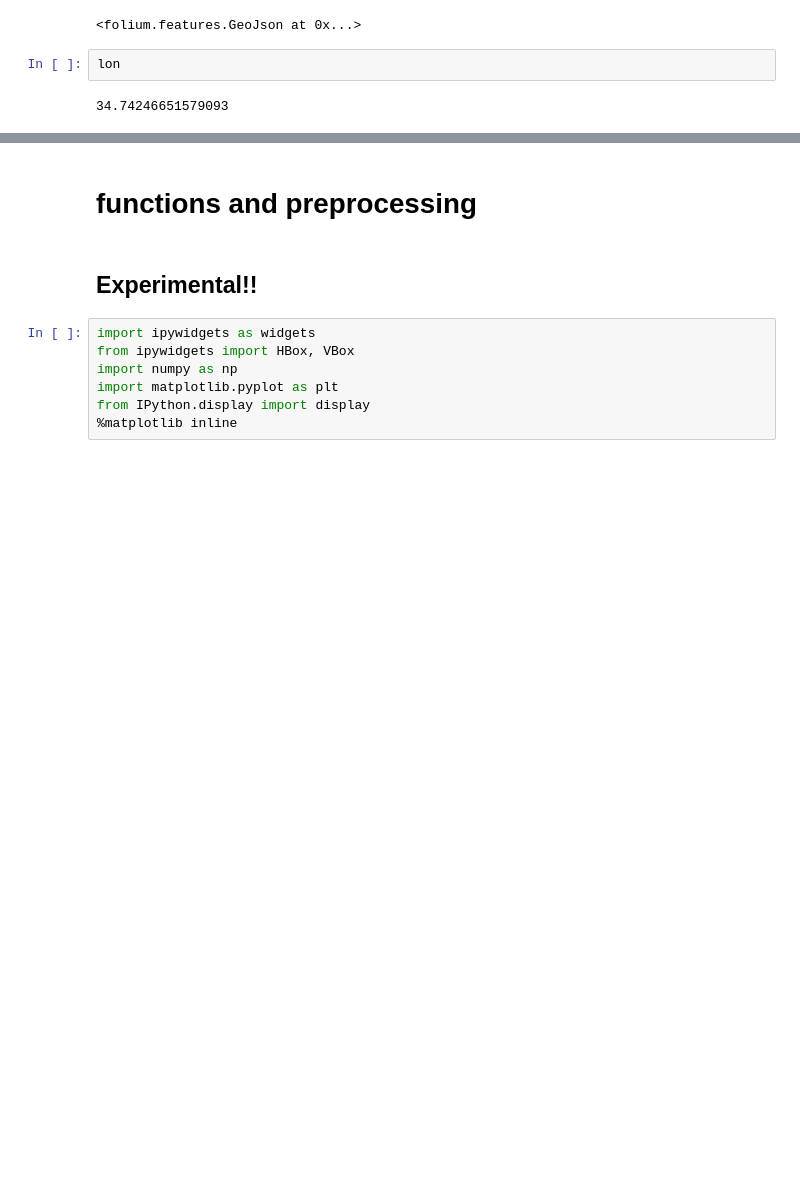
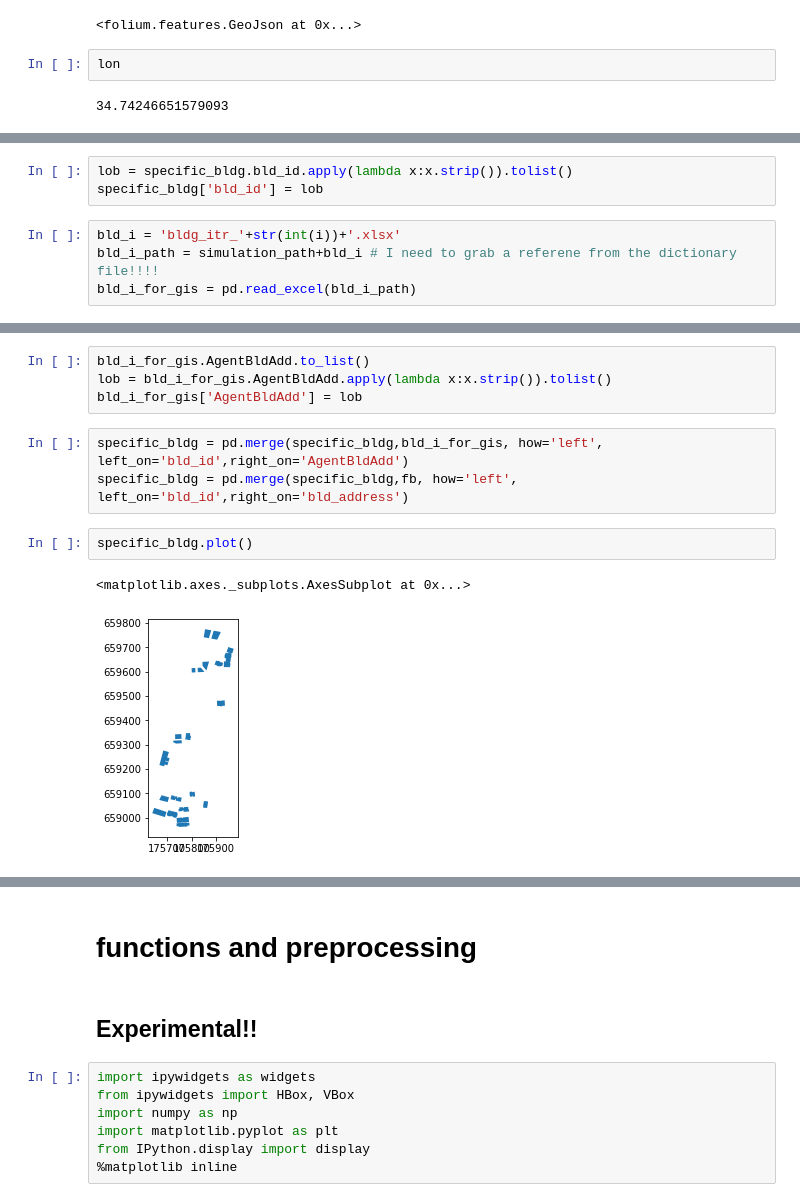
Before and after one commit to Shai2u/BatYamNY, a Jupyter notebook: Jupyter/Simulation_plotly_March_17.ipynb, the cells around one changed output, grey strips where cells are left out. Drawn from its saved outputs; the diff is of its cells as text; blank space fills up the shorter version.

```diff
--- a/Jupyter/Simulation_plotly_March_17.ipynb
+++ b/Jupyter/Simulation_plotly_March_17.ipynb
@@ -747,0 +816,7 @@ lon
+# %%
+lob = specific_bldg.bld_id.apply(lambda x:x.strip()).tolist()
+specific_bldg['bld_id'] = lob
+# %%
+bld_i = 'bldg_itr_'+str(int(i))+'.xlsx'
+bld_i_path = simulation_path+bld_i # I need to grab a referene from the dictionary file!!!!
+bld_i_for_gis = pd.read_excel(bld_i_path)
@@ -747,0 +843,12 @@ lon
+# %%
+bld_i_for_gis.AgentBldAdd.to_list()
+lob = bld_i_for_gis.AgentBldAdd.apply(lambda x:x.strip()).tolist()
+bld_i_for_gis['AgentBldAdd'] = lob
+# %%
+specific_bldg = pd.merge(specific_bldg,bld_i_for_gis, how='left', left_on='bld_id',right_on='AgentBldAdd')
+specific_bldg = pd.merge(specific_bldg,fb, how='left', left_on='bld_id',right_on='bld_address')
+# %%
+specific_bldg.plot()
+# %% [output]
+<matplotlib.axes._subplots.AxesSubplot at 0x...>
+[figure, added]
```
Also changed, not shown: parts of 15 cells of this notebook, 4 other files.
